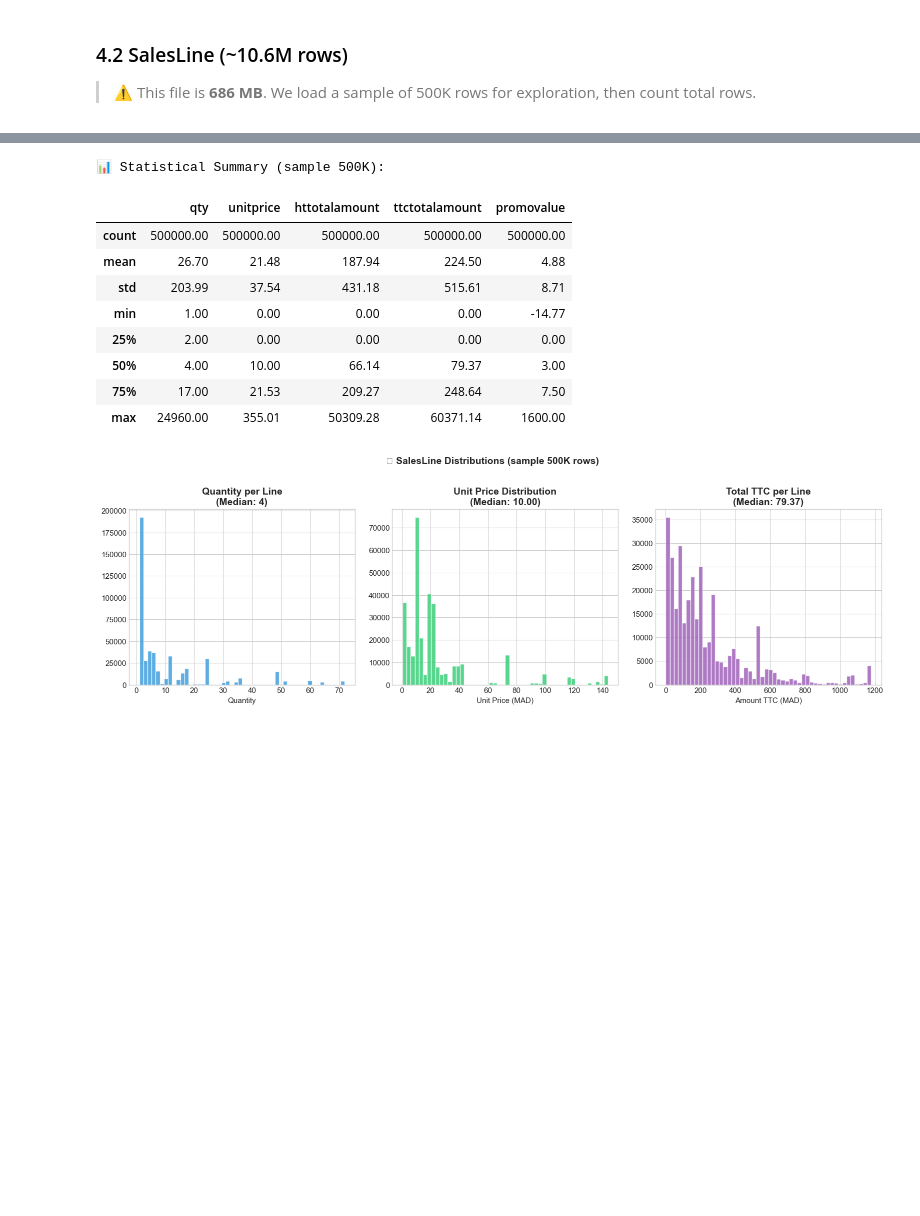
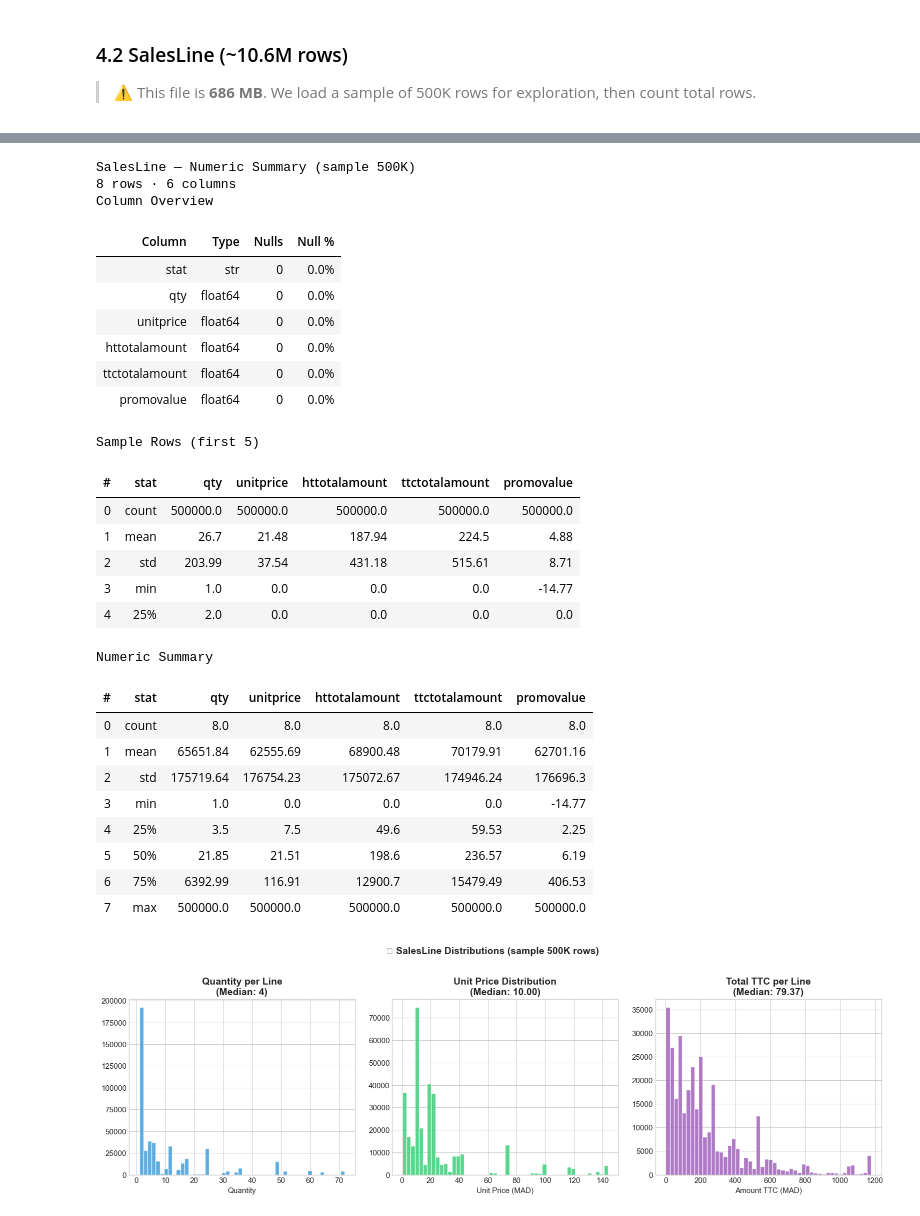
Before and after one commit to Symooomzip/dislogpfe, a Jupyter notebook: notebooks/01_data_profiling.ipynb, the cells around one changed output, grey strips where cells are left out. Drawn from its saved outputs; the diff is of its cells as text; code cells hidden in the pictures; blank space fills up the shorter version.

```diff
--- a/notebooks/01_data_profiling.ipynb
+++ b/notebooks/01_data_profiling.ipynb
@@ -33,6 +33,7 @@ import seaborn as sns
 from pathlib import Path
 import warnings
 warnings.filterwarnings('ignore')
+from IPython.display import display, HTML
 
 # ── Style ──
 plt.style.use('seaborn-v0_8-whitegrid')
@@ -43,9 +44,10 @@ plt.rcParams['axes.titlesize'] = 14
 plt.rcParams['axes.titleweight'] = 'bold'
 
 # ── Paths ──
-DATA_DIR = Path('../Data')
+DATA_DIR = Path(__file__).resolve().parent.parent / 'Data' if '__file__' in globals() else Path('C:/Users/21261/Desktop/dislog-pfe/Data')
 SEP = ';'  # All CSVs use semicolon delimiter
 
 print('✅ Setup complete!')
+print(DATA_DIR)
 # %% [output]
 ✅ Setup complete!
@@ -691,18 +772,37 @@ dtype: int64
 # %%
-# ── Numeric distributions for SalesLine ──
-print('📊 Statistical Summary (sample 500K):')
-display(sales_line[['qty', 'unitprice', 'httotalamount', 'ttctotalamount', 'promovalue']].describe().round(2))
+# Statistical summary for SalesLine numeric columns
+profile_dataframe(
+    'SalesLine — Numeric Summary (sample 500K)',
+    sales_line[['qty', 'unitprice', 'httotalamount', 'ttctotalamount', 'promovalue']].describe().round(2).reset_index().rename(columns={'index': 'stat'})
+)
 # %% [output]
-📊 Statistical Summary (sample 500K):
+SalesLine — Numeric Summary (sample 500K)
+8 rows · 6 columns
+Column Overview
-|  | qty | unitprice | httotalamount | ttctotalamount | promovalue |
-| count | 500000.00 | 500000.00 | 500000.00 | 500000.00 | 500000.00 |
-| mean | 26.70 | 21.48 | 187.94 | 224.50 | 4.88 |
-| std | 203.99 | 37.54 | 431.18 | 515.61 | 8.71 |
-| min | 1.00 | 0.00 | 0.00 | 0.00 | -14.77 |
-| 25% | 2.00 | 0.00 | 0.00 | 0.00 | 0.00 |
-| 50% | 4.00 | 10.00 | 66.14 | 79.37 | 3.00 |
-| 75% | 17.00 | 21.53 | 209.27 | 248.64 | 7.50 |
-| max | 24960.00 | 355.01 | 50309.28 | 60371.14 | 1600.00 |
+| Column | Type | Nulls | Null % |
+| stat | str | 0 | 0.0% |
+| qty | float64 | 0 | 0.0% |
+| unitprice | float64 | 0 | 0.0% |
+| httotalamount | float64 | 0 | 0.0% |
+| ttctotalamount | float64 | 0 | 0.0% |
+| promovalue | float64 | 0 | 0.0% |
+Sample Rows (first 5)
+| # | stat | qty | unitprice | httotalamount | ttctotalamount | promovalue |
+| 0 | count | 500000.0 | 500000.0 | 500000.0 | 500000.0 | 500000.0 |
+| 1 | mean | 26.7 | 21.48 | 187.94 | 224.5 | 4.88 |
+| 2 | std | 203.99 | 37.54 | 431.18 | 515.61 | 8.71 |
+| 3 | min | 1.0 | 0.0 | 0.0 | 0.0 | -14.77 |
+| 4 | 25% | 2.0 | 0.0 | 0.0 | 0.0 | 0.0 |
+Numeric Summary
+| # | stat | qty | unitprice | httotalamount | ttctotalamount | promovalue |
+| 0 | count | 8.0 | 8.0 | 8.0 | 8.0 | 8.0 |
+| 1 | mean | 65651.84 | 62555.69 | 68900.48 | 70179.91 | 62701.16 |
+| 2 | std | 175719.64 | 176754.23 | 175072.67 | 174946.24 | 176696.3 |
+| 3 | min | 1.0 | 0.0 | 0.0 | 0.0 | -14.77 |
+| 4 | 25% | 3.5 | 7.5 | 49.6 | 59.53 | 2.25 |
+| 5 | 50% | 21.85 | 21.51 | 198.6 | 236.57 | 6.19 |
+| 6 | 75% | 6392.99 | 116.91 | 12900.7 | 15479.49 | 406.53 |
+| 7 | max | 500000.0 | 500000.0 | 500000.0 | 500000.0 | 500000.0 |
 # %%
 # ── Visual: Quantity and price distributions ──
 fig, axes = plt.subplots(1, 3, figsize=(16, 5))
```
Also changed, not shown: parts of 27 cells of this notebook, 4 other files.
